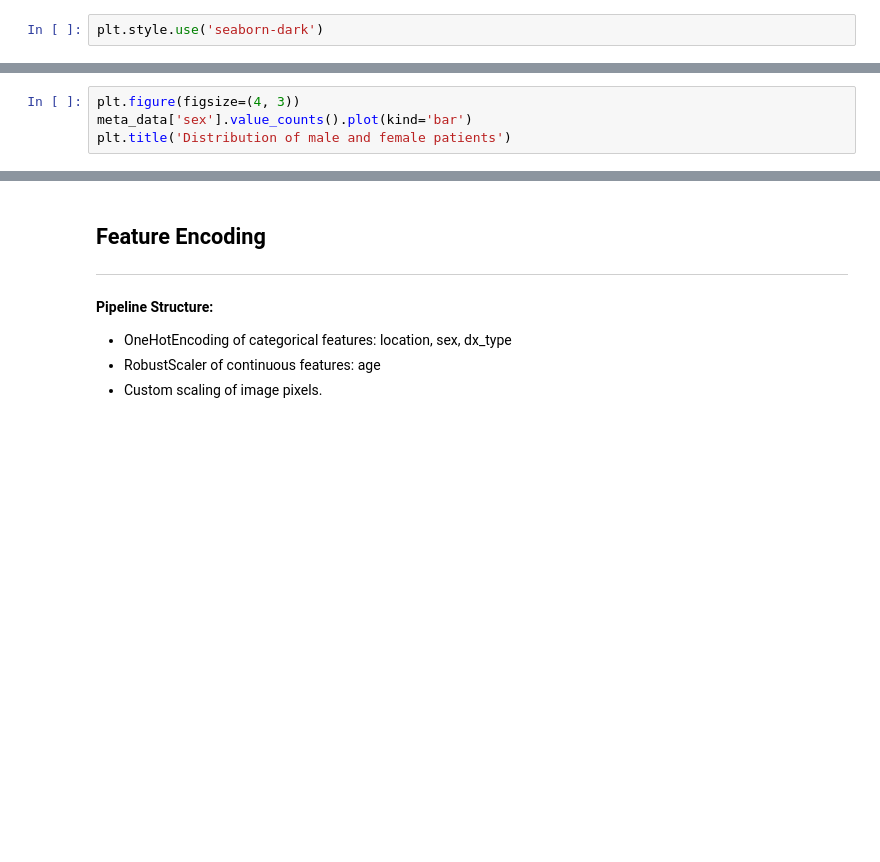
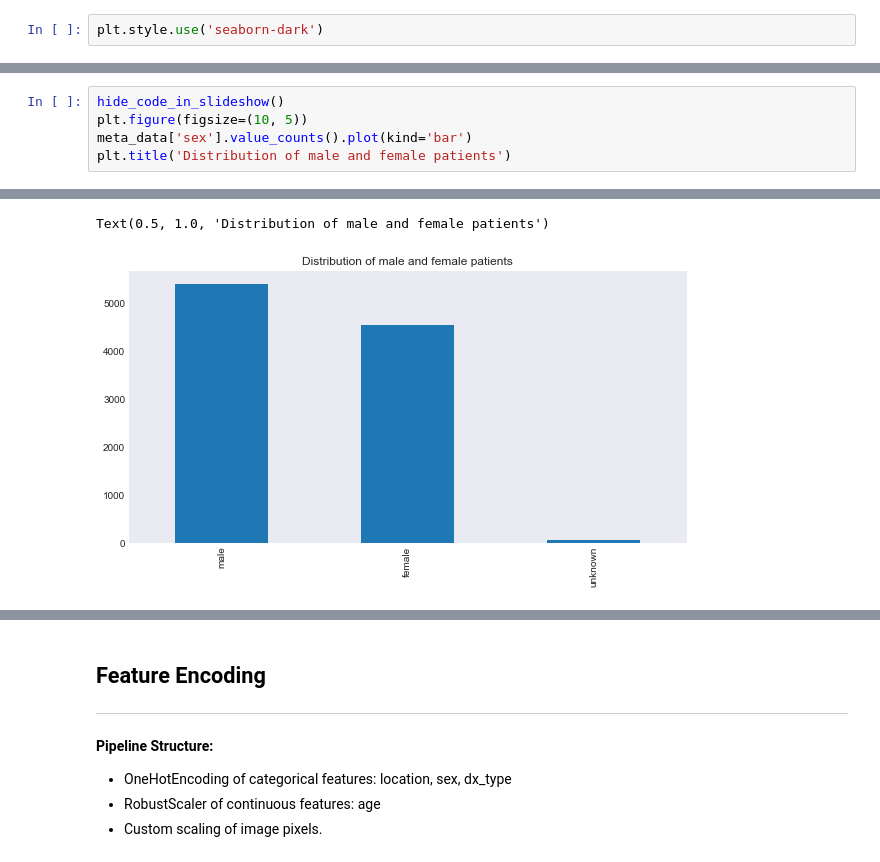
Before and after one commit to cecyprice/skin_lesion_detection, a Jupyter notebook: notebooks/PresNotebook.ipynb, the cells around one changed output, grey strips where cells are left out. Cells and saved outputs as stored; diff of their text form; blank space fills up the shorter version.

```diff
--- a/notebooks/PresNotebook.ipynb
+++ b/notebooks/PresNotebook.ipynb
@@ -242,4 +189,6 @@ plt.title('Localization of the skin lesion')
 # %%
-plt.figure(figsize=(4, 3))
+hide_code_in_slideshow()
+plt.figure(figsize=(10, 5))
 meta_data['sex'].value_counts().plot(kind='bar')
 plt.title('Distribution of male and female patients')
+# %% [output]
@@ -246 +196,3 @@ plt.title('Distribution of male and female patients')
+Text(0.5, 1.0, 'Distribution of male and female patients')
+[figure, added]
 # %%
```
Also changed, not shown: parts of 53 cells of this notebook.
